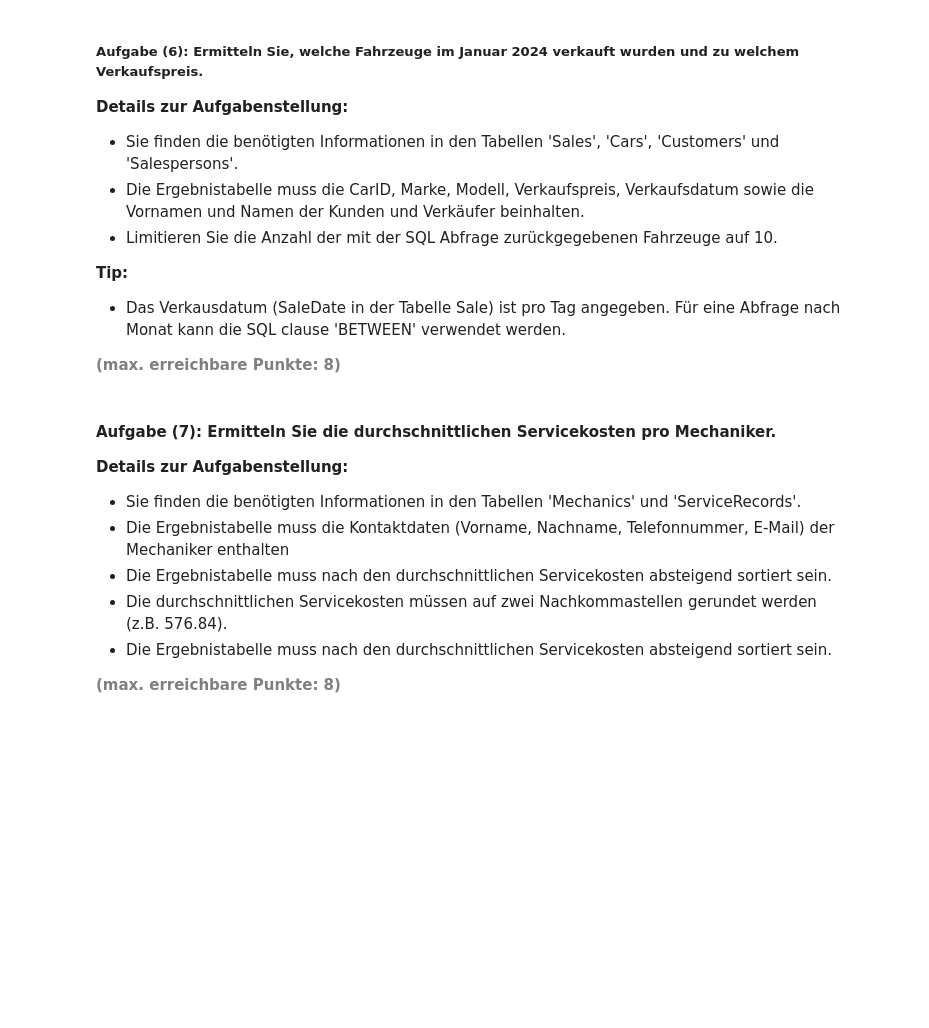
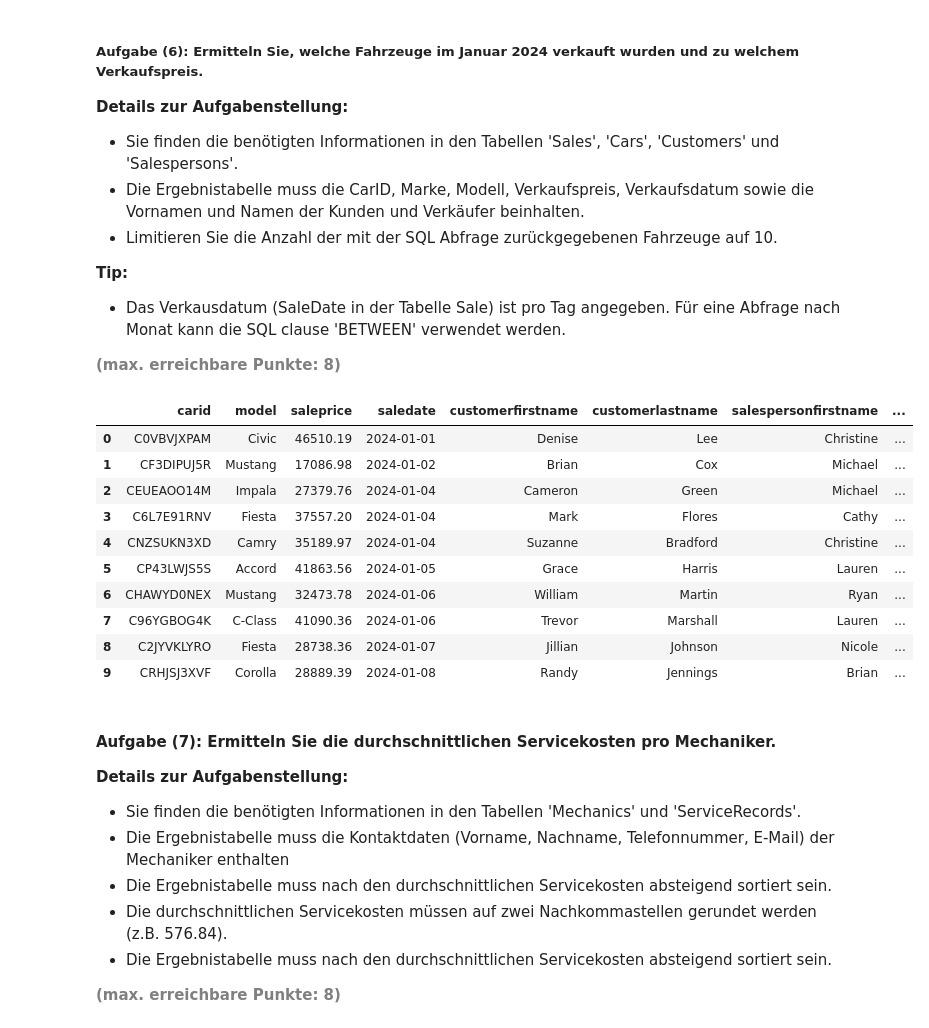
Before and after one commit to blobb3/python_postgresql_pgadmin, a Jupyter notebook: AP01_Mgmt_Nutzung_Relationale_Daten.ipynb, the cells around one changed output. Drawn from its saved outputs; the diff is of its cells as text; code cells hidden in the pictures; blank space fills up the shorter version.

```diff
--- a/AP01_Mgmt_Nutzung_Relationale_Daten.ipynb
+++ b/AP01_Mgmt_Nutzung_Relationale_Daten.ipynb
@@ -367,15 +406,44 @@ df_sub
 <b style="color: gray;">(max. erreichbare Punkte: 8)</b>
 # %%
 # Engine für Datenbankverbindung erstellen
+engine = create_engine(db_connection_url)
 
-
-# Abfrage erstellen und in DataFrame speichern
-
+# Abfrage erstellen und Ergebnis in einem DataFrame speichern
+df_sub = pd.read_sql_query("""SELECT ca.CarID,
+                           ca.Model,
+                           s.saleprice,
+                           s.saledate AS Saledate,
+                           cu.firstname AS CustomerFirstName,
+                           cu.lastname AS CustomerLastName,
+                           sp.FirstName AS SalespersonFirstName,
+                           sp.LastName AS SalespersonLastName
+                           FROM Sales AS s
+                           INNER JOIN Cars AS ca ON s.carid = ca.carid
+                           INNER JOIN Customers AS cu ON s.customerid = cu.customerid
+                           INNER JOIN Salespersons AS sp ON s.salespersonid = sp.salespersonid
+                           WHERE EXTRACT(YEAR FROM CAST(Saledate AS DATE)) = 2024 AND Saledate < '2024-02-01'
+                           ORDER BY Saledate
+                           LIMIT 10;
+                           """,
+                          con=engine)
 
 # Datenbankverbindung trennen
-
+engine.dispose()
 
 # Ergebnis anzeigen (Dataframe -Auschnitt genügt- mit Ergebnis der Abfrage)
+df_sub
+# %% [output]
+|  | carid | model | saleprice | saledate | customerfirstname | customerlastname | salespersonfirstname | ... |
+| 0 | C0VBVJXPAM | Civic | 46510.19 | 2024-01-01 | Denise | Lee | Christine | ... |
+| 1 | CF3DIPUJ5R | Mustang | 17086.98 | 2024-01-02 | Brian | Cox | Michael | ... |
+| 2 | CEUEAOO14M | Impala | 27379.76 | 2024-01-04 | Cameron | Green | Michael | ... |
+| 3 | C6L7E91RNV | Fiesta | 37557.20 | 2024-01-04 | Mark | Flores | Cathy | ... |
+| 4 | CNZSUKN3XD | Camry | 35189.97 | 2024-01-04 | Suzanne | Bradford | Christine | ... |
+| 5 | CP43LWJS5S | Accord | 41863.56 | 2024-01-05 | Grace | Harris | Lauren | ... |
+| 6 | CHAWYD0NEX | Mustang | 32473.78 | 2024-01-06 | William | Martin | Ryan | ... |
+| 7 | C96YGBOG4K | C-Class | 41090.36 | 2024-01-06 | Trevor | Marshall | Lauren | ... |
+| 8 | C2JYVKLYRO | Fiesta | 28738.36 | 2024-01-07 | Jillian | Johnson | Nicole | ... |
+| 9 | CRHJSJ3XVF | Corolla | 28889.39 | 2024-01-08 | Randy | Jennings | Brian | ... |
 # %% [markdown]
 #### <b>Aufgabe (7): Ermitteln Sie die durchschnittlichen Servicekosten pro Mechaniker.</b>
 <b>Details zur Aufgabenstellung:</b>
```
Also changed, not shown: parts of 3 cells of this notebook, 1 other file.
